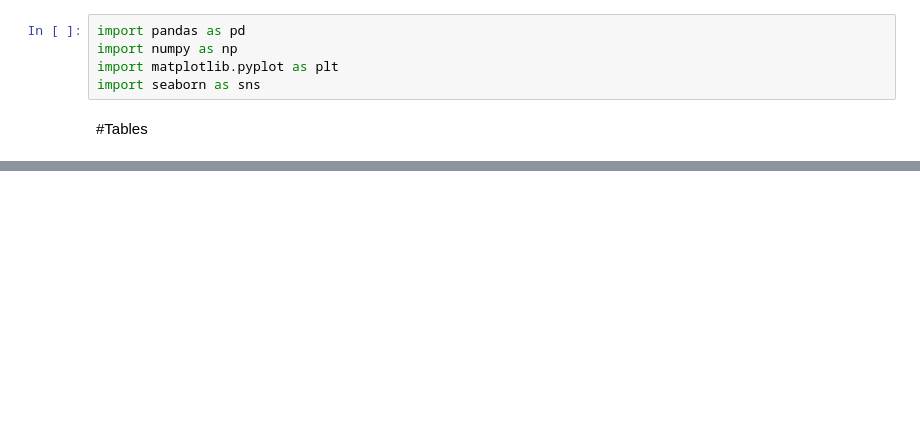
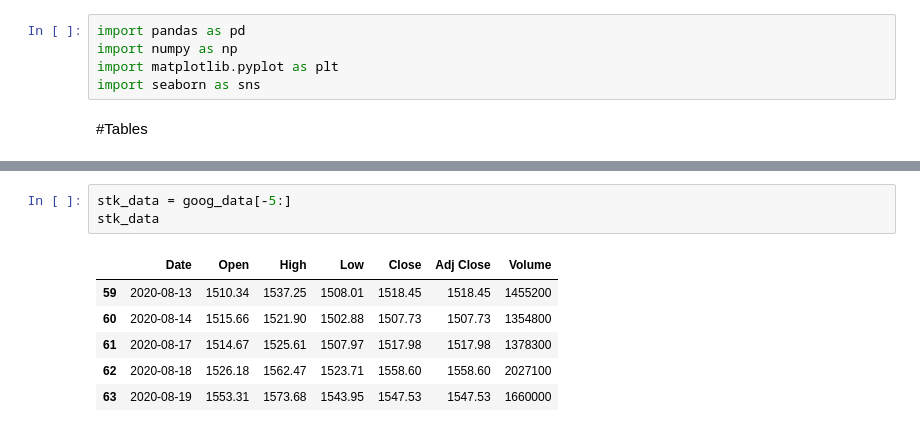
Before and after one commit to touhid0503/Matplotlib, a Jupyter notebook: matplotlib_15_02_26.ipynb, the cells around one changed output, grey strips where cells are left out. Drawn from its saved outputs; the diff is of its cells as text; blank space fills up the shorter version.

```diff
--- a/matplotlib_15_02_26.ipynb
+++ b/matplotlib_15_02_26.ipynb
@@ -45,0 +55,10 @@ Using Colab cache for faster access to the 'googcsv' dataset.
+# %%
+stk_data = goog_data[-5:]
+stk_data
+# %% [output]
+|  | Date | Open | High | Low | Close | Adj Close | Volume |
+| 59 | 2020-08-13 | 1510.34 | 1537.25 | 1508.01 | 1518.45 | 1518.45 | 1455200 |
+| 60 | 2020-08-14 | 1515.66 | 1521.90 | 1502.88 | 1507.73 | 1507.73 | 1354800 |
+| 61 | 2020-08-17 | 1514.67 | 1525.61 | 1507.97 | 1517.98 | 1517.98 | 1378300 |
+| 62 | 2020-08-18 | 1526.18 | 1562.47 | 1523.71 | 1558.60 | 1558.60 | 2027100 |
+| 63 | 2020-08-19 | 1553.31 | 1573.68 | 1543.95 | 1547.53 | 1547.53 | 1660000 |
```
Also changed, not shown: parts of 10 cells of this notebook.
